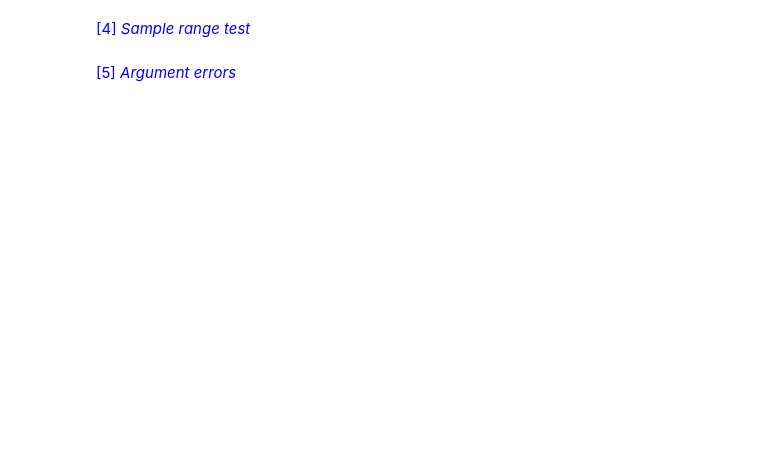
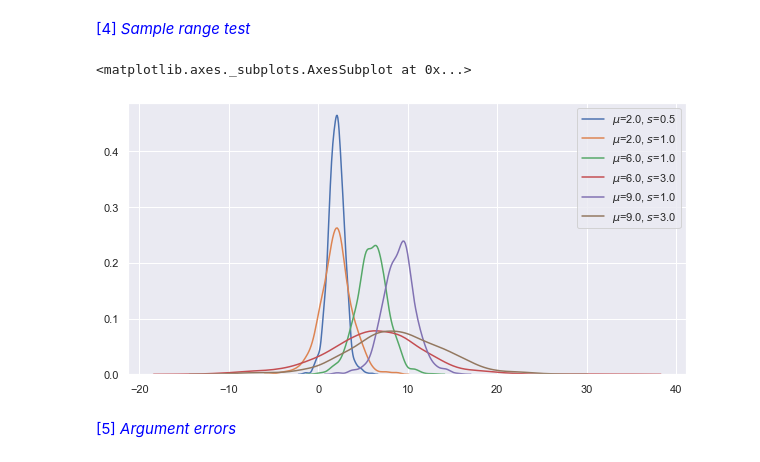
Before and after one commit to markcot/ProgrammingFDA-Assignment, a Jupyter notebook: numpy-random-review.ipynb, the cells around one changed output. Cells and saved outputs as stored; diff of their text form; code cells hidden in the pictures; blank space fills up the shorter version.

Commit message:
logistic() section updates and other Dist. section reworded

```diff
--- a/numpy-random-review.ipynb
+++ b/numpy-random-review.ipynb
@@ -1427,5 +1467,25 @@ scale = array_like:
 # %% [markdown]
 <font color='blue'>[4] _Sample range test_ </font>
+# %%
+# Create a number of test 1-d arrarys with 1,000 values
+# Values adapted from https://en.wikipedia.org/wiki/Logistic_distribution
+test_A = np.random.logistic(loc=2.0, scale=0.5, size=1000)
+test_B = np.random.logistic(loc=2.0, scale=1.0, size=1000)
+test_C = np.random.logistic(loc=6.0, scale=1.0, size=1000)
+test_D = np.random.logistic(loc=6.0, scale=3.0, size=1000)
+test_E = np.random.logistic(loc=9.0, scale=1.0, size=1000)
+test_F = np.random.logistic(loc=9.0, scale=3.0, size=1000)
+
+# Overlay plot distribution of values in 5 tests
+sns.kdeplot(test_A, label="$\mu$=2.0, $s$=0.5")
+sns.kdeplot(test_B, label="$\mu$=2.0, $s$=1.0")
+sns.kdeplot(test_C, label="$\mu$=6.0, $s$=1.0")
+sns.kdeplot(test_D, label="$\mu$=6.0, $s$=3.0")
+sns.kdeplot(test_E, label="$\mu$=9.0, $s$=1.0")
+sns.kdeplot(test_F, label="$\mu$=9.0, $s$=3.0")
+# %% [output]
+<matplotlib.axes._subplots.AxesSubplot at 0x...>
+[figure, added]
 # %% [markdown]
 <font color='blue'>[5] _Argument errors_ </font>
 # %%
```
Also changed, not shown: parts of 15 cells of this notebook.
